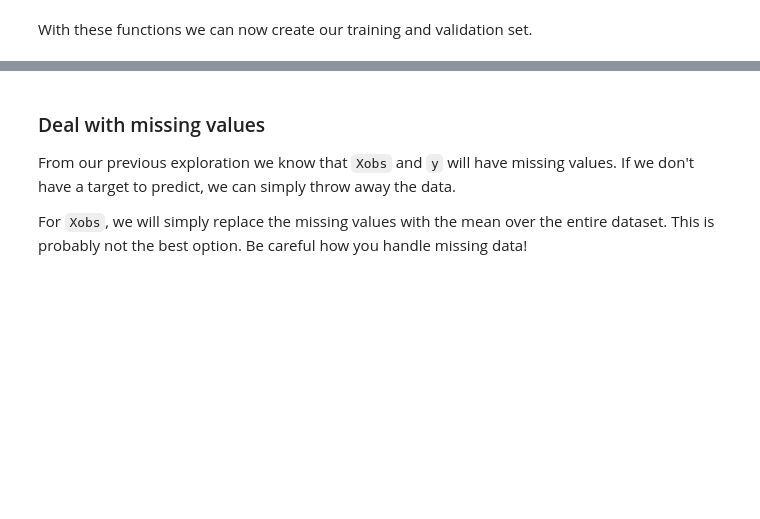
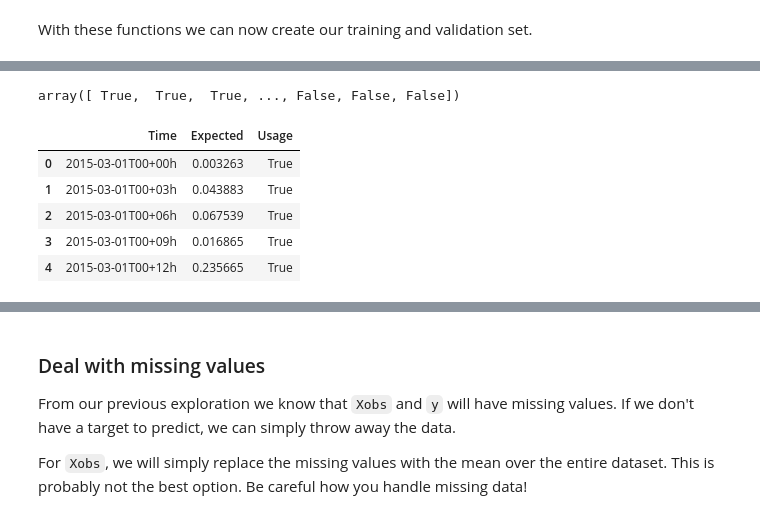
Before and after one commit to waves2weather/W2W-ML-Workshop, a Jupyter notebook: nb4_prep-windfarm.ipynb, the cells around one changed output, grey strips where cells are left out. Drawn from its saved outputs; the diff is of its cells as text; code cells hidden in the pictures; blank space fills up the shorter version.

```diff
--- a/nb4_prep-windfarm.ipynb
+++ b/nb4_prep-windfarm.ipynb
@@ -528,0 +555,2 @@ np.isnan(y_test).sum(), y_test.size
+# %%
+public = rand_idxs > 0.5
@@ -528,0 +561,6 @@ np.isnan(y_test).sum(), y_test.size
+# %%
+public_repeat = np.repeat(public, 33)
+# %%
+public_repeat
+# %% [output]
+array([ True,  True,  True, ..., False, False, False])
@@ -530,0 +580,9 @@ df = create_sub(y_test, 'solution_w_nans.csv')
+# %%
+df.head()
+# %% [output]
+|  | Time | Expected | Usage |
+| 0 | 2015-03-01T00+00h | 0.003263 | True |
+| 1 | 2015-03-01T00+03h | 0.043883 | True |
+| 2 | 2015-03-01T00+06h | 0.067539 | True |
+| 3 | 2015-03-01T00+09h | 0.016865 | True |
+| 4 | 2015-03-01T00+12h | 0.235665 | True |
```
Also changed, not shown: parts of 55 cells of this notebook, 1 other file.
